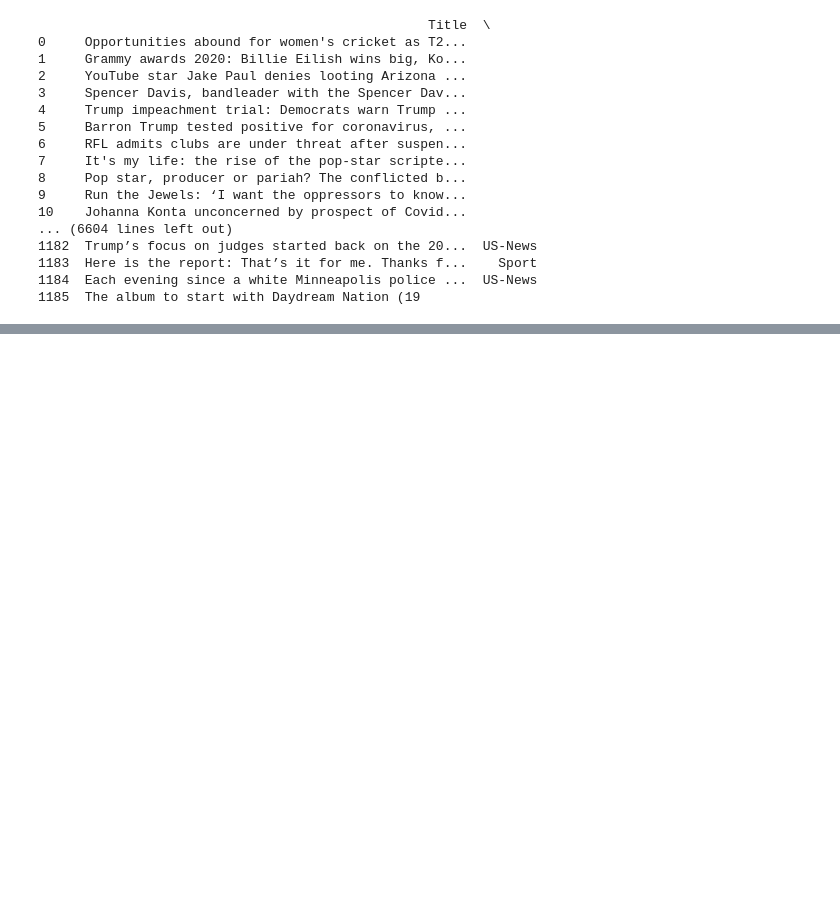
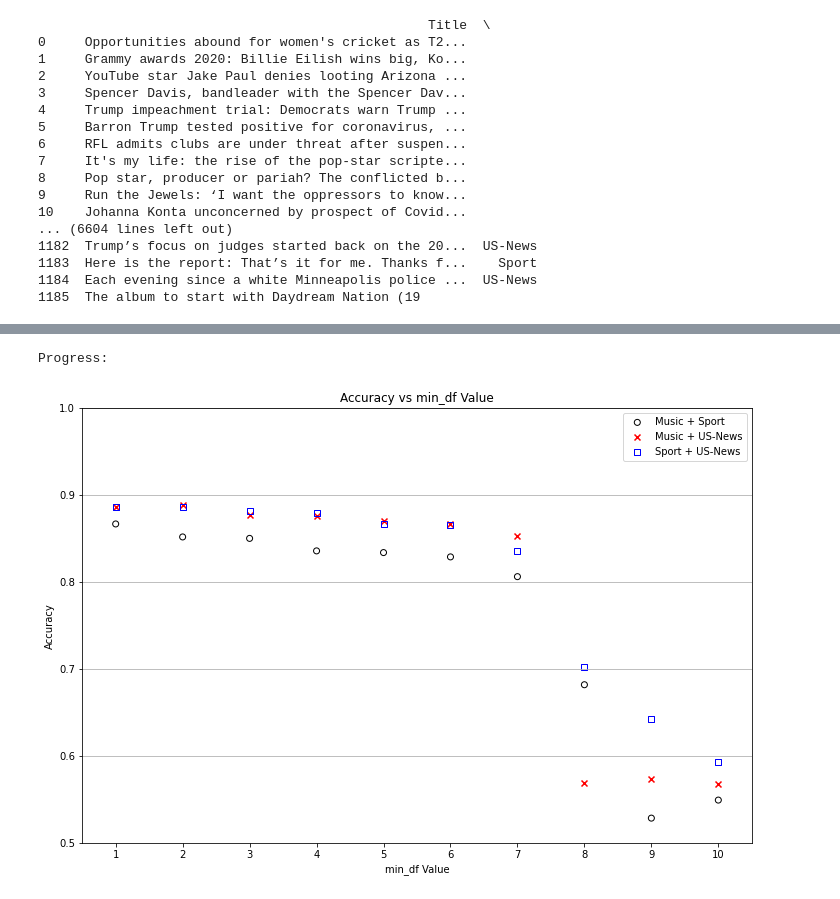
Before and after one commit to AdamJudge/ML_Article_Classification, a Jupyter notebook: assignment2.ipynb, the cells around one changed output, grey strips where cells are left out. Drawn from its saved outputs; the diff is of its cells as text; code cells hidden in the pictures; blank space fills up the shorter version.

```diff
--- a/assignment2.ipynb
+++ b/assignment2.ipynb
@@ -137,0 +220,38 @@ http://mlg.ucd.ie/modules/COMP41680/assignment2/month-jan-002.html
+# %%
+# Setup pipeline
+maxMin_df=10
+accMS=[]
+accMU=[]
+accSU=[]
+for i in range(1,maxMin_df+1):
+    p = Pipeline([
+        ('vec', CountVectorizer(stop_words="english", min_df=i)),
+        ('tfidf', TfidfTransformer()),
+        ('clf', KNeighborsClassifier(n_neighbors=3))])
+
+    accMS_ = cross_val_score(p, dataMSSnips, dataMSCats, cv=10, scoring="accuracy")
+    accMS.append(accMS_.mean())
+
+    accMU_ = cross_val_score(p, dataMUSnips, dataMUCats, cv=10, scoring="accuracy")
+    accMU.append(accMU_.mean())
+
+    accSU_ = cross_val_score(p, dataSUSnips, dataSUCats, cv=10, scoring="accuracy")
+    accSU.append(accSU_.mean())
+# %% [output]
+Progress:
+# %%
+plt.figure(figsize=(12,8));
+xAx=range(1,maxMin_df+1)
+plt.scatter(xAx, accMS, marker="o", color="none", edgecolor="k", label="Music + Sport");
+plt.scatter(xAx, accMU, marker="x", color="r", label="Music + US-News");
+plt.scatter(xAx, accSU, marker="s", color="none",  edgecolor="b", label="Sport + US-News");
+plt.legend()
+plt.xlabel("min_df Value")
+plt.ylabel("Accuracy")
+plt.ylim([.5, 1])
+plt.xlim([0.5, 10.5])
+plt.xticks([1,2,3,4,5,6,7,8,9,10])
+plt.grid(axis="y")
+plt.title("Accuracy vs min_df Value");
+# %% [output]
+[figure, added]
```
Also changed, not shown: parts of 26 cells of this notebook.
